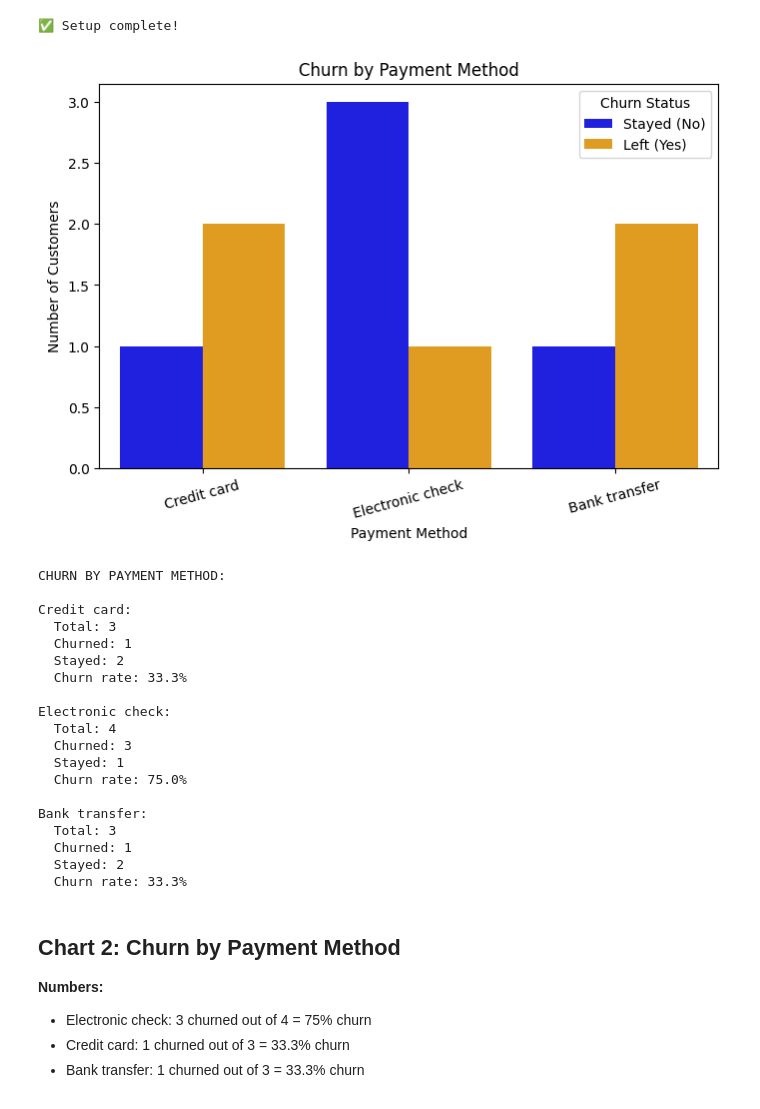
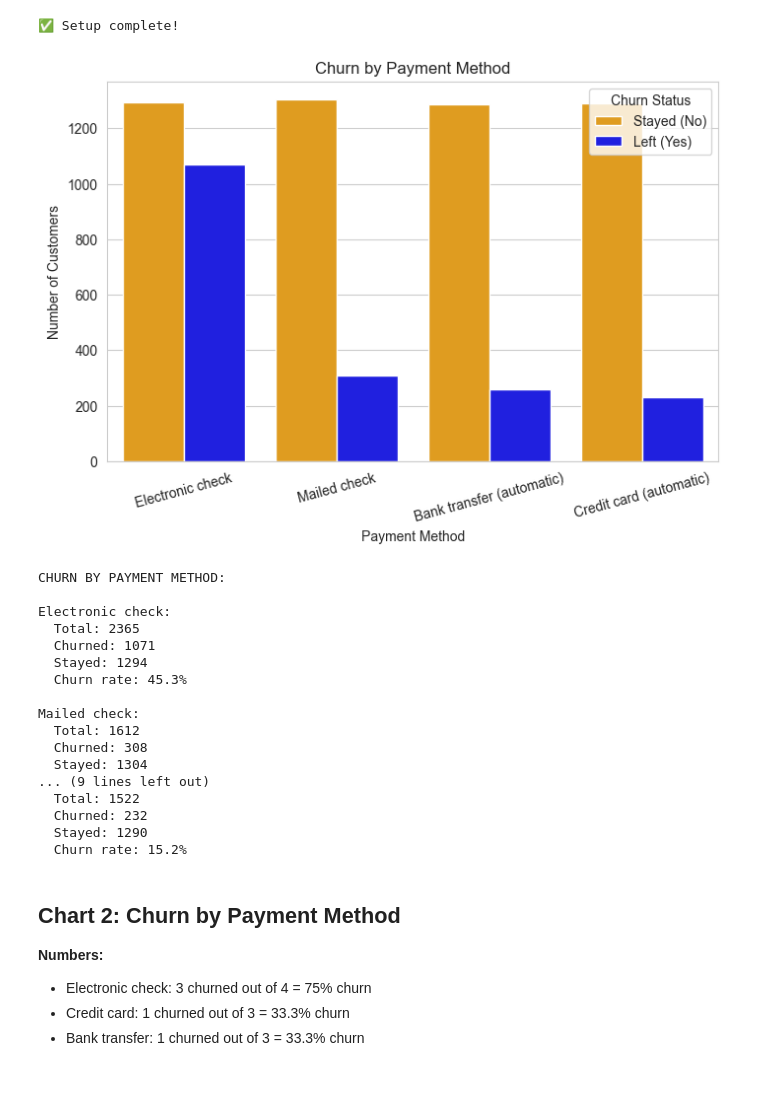
Before and after one commit to alexis-aquino/customer-churner, a Jupyter notebook: notebooks/01_load_data.ipynb, the cells around one changed output. Cells and saved outputs as stored; diff of their text form; code cells hidden in the pictures.

```diff
--- a/notebooks/01_load_data.ipynb
+++ b/notebooks/01_load_data.ipynb
@@ -562,20 +579,20 @@ print("✅ Setup complete!")
 ✅ Setup complete!
 # %%
 plt.figure(figsize=(8, 5))
-sns.countplot(data=df, x='payment_method', hue='churn', palette=CHURN_COLORS)
+sns.countplot(data=df, x='paymentmethod', hue='churn', palette=CHURN_COLORS)
 plt.title('Churn by Payment Method')
 plt.xlabel('Payment Method')
 plt.ylabel('Number of Customers')
 plt.legend(title='Churn Status', labels=['Stayed (No)', 'Left (Yes)'])
 plt.xticks(rotation=15)
 plt.show()
 # %% [output]
-[figure, old version]
+[figure, new version]
 # %%
 print("CHURN BY PAYMENT METHOD:\n")
 
-for method in df['payment_method'].unique():
-    method_df = df[df['payment_method'] == method]
+for method in df['paymentmethod'].unique():
+    method_df = df[df['paymentmethod'] == method]
 
     total = len(method_df)
     churned = len(method_df[method_df['churn'] == 'Yes'])
@@ -590,23 +607,21 @@ for method in df['payment_method'].unique():
 # %% [output]
 CHURN BY PAYMENT METHOD:
 
-Credit card:
-  Total: 3
-  Churned: 1
-  Stayed: 2
-  Churn rate: 33.3%
+Electronic check:
+  Total: 2365
+  Churned: 1071
+  Stayed: 1294
+  Churn rate: 45.3%
 
-Electronic check:
-  Total: 4
-  Churned: 3
-  Stayed: 1
-  Churn rate: 75.0%
-
-Bank transfer:
-  Total: 3
-  Churned: 1
-  Stayed: 2
-  Churn rate: 33.3%
+Mailed check:
+  Total: 1612
+  Churned: 308
+  Stayed: 1304
+... (9 lines left out)
+  Total: 1522
+  Churned: 232
+  Stayed: 1290
+  Churn rate: 15.2%
 # %% [markdown]
 ## Chart 2: Churn by Payment Method
 
```
Also changed, not shown: parts of 59 cells of this notebook, 8 other files.
